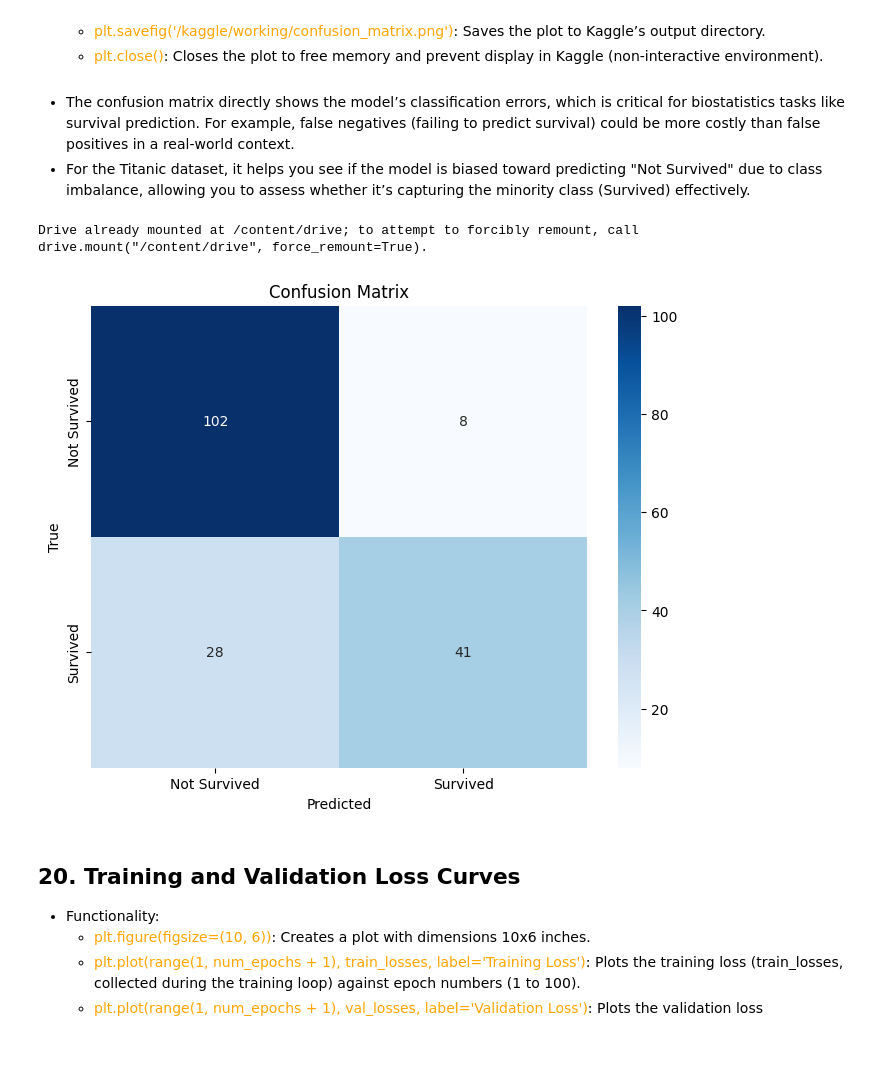
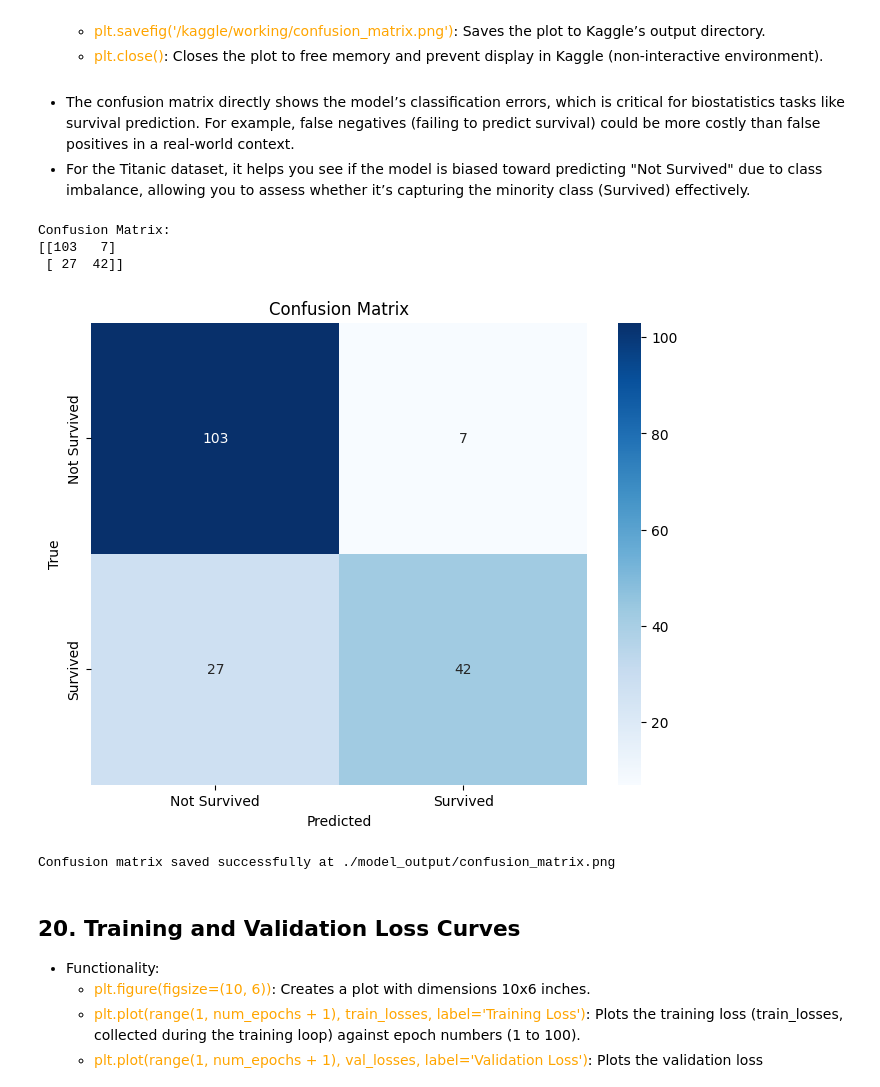
Before and after one commit to Shubhranshu331/Graph-Neural-Networks-for-Survival-Prediction, a Jupyter notebook: Graph_Neural_Networks_for_Survival_Prediction.ipynb, the cells around one changed output. Saved outputs shown, nothing was run; the diff lists cells and outputs as text; code cells hidden in the pictures; blank space fills up the shorter version.

```diff
--- a/Graph_Neural_Networks_for_Survival_Prediction.ipynb
+++ b/Graph_Neural_Networks_for_Survival_Prediction.ipynb
@@ -96,3 +93,6 @@ train = pd.read_csv('train.csv')
+# %%
+train_file_path = os.path.join(titanic_path, 'train.csv')
+train = pd.read_csv(train_file_path)
 # %% [markdown]
 ## 4. Handling Missing Values
 - Embarked:
@@ -420,0 +418,5 @@ Mounted at /content/drive
+# %%
+output_dir = './model_output'
+if not os.path.exists(output_dir):
+    os.makedirs(output_dir)
+    print(f"Created output directory: {output_dir}")
@@ -475,23 +491,31 @@ Validation F1 Score: 0.6949
 - The confusion matrix directly shows the model’s classification errors, which is critical for biostatistics tasks like survival prediction. For example, false negatives (failing to predict survival) could be more costly than false positives in a real-world context.
 - For the Titanic dataset, it helps you see if the model is biased toward predicting "Not Survived" due to class imbalance, allowing you to assess whether it’s capturing the minority class (Survived) effectively.
 # %%
-from IPython.display import Image, display
-import io
-cm = confusion_matrix(val_true, val_pred)
-
-plt.figure(figsize=(8, 6))
-sns.heatmap(cm, annot=True, fmt='d', cmap='Blues', xticklabels=['Not Survived', 'Survived'], yticklabels=['Not Survived', 'Survived'])
-plt.title('Confusion Matrix')
-plt.xlabel('Predicted')
-plt.ylabel('True')
-
-drive.mount('/content/drive')
-plt.savefig('/content/drive/My Drive/confusion_matrix.png')
-plt.show()
-plt.close()
+try:
+    cm = confusion_matrix(val_true, val_pred)
+    print(f"Confusion Matrix:\n{cm}")
+    plt.figure(figsize=(8, 6))
+    sns.heatmap(cm, annot=True, fmt='d', cmap='Blues', xticklabels=['Not Survived', 'Survived'], yticklabels=['Not Survived', 'Survived'])
+    plt.title('Confusion Matrix')
+    plt.xlabel('Predicted')
+    plt.ylabel('True')
+    # Use the defined output_dir instead of hardcoded /kaggle/working
+    confusion_matrix_path = os.path.join(output_dir, 'confusion_matrix.png')
+    plt.savefig(confusion_matrix_path)
+    plt.show()
+    plt.close()
+    if os.path.exists(confusion_matrix_path):
+        print(f"Confusion matrix saved successfully at {confusion_matrix_path}")
+    else:
+        print("Failed to save confusion matrix")
+except Exception as e:
+    print(f"Error in confusion matrix plotting: {str(e)}")
 # %% [output]
-Drive already mounted at /content/drive; to attempt to forcibly remount, call drive.mount("/content/drive", force_remount=True).
+Confusion Matrix:
+[[103   7]
+ [ 27  42]]
-[figure, old version]
+[figure, new version]
+Confusion matrix saved successfully at ./model_output/confusion_matrix.png
 # %% [markdown]
 ## 20. Training and Validation Loss Curves
 - Functionality:
```
Also changed, not shown: parts of 24 cells of this notebook.
